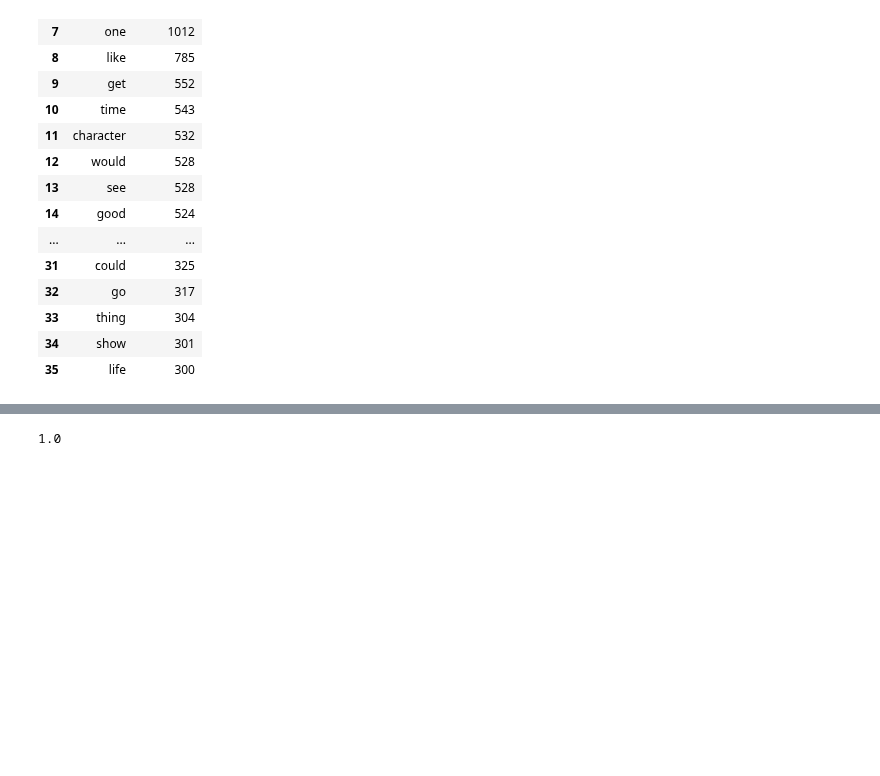
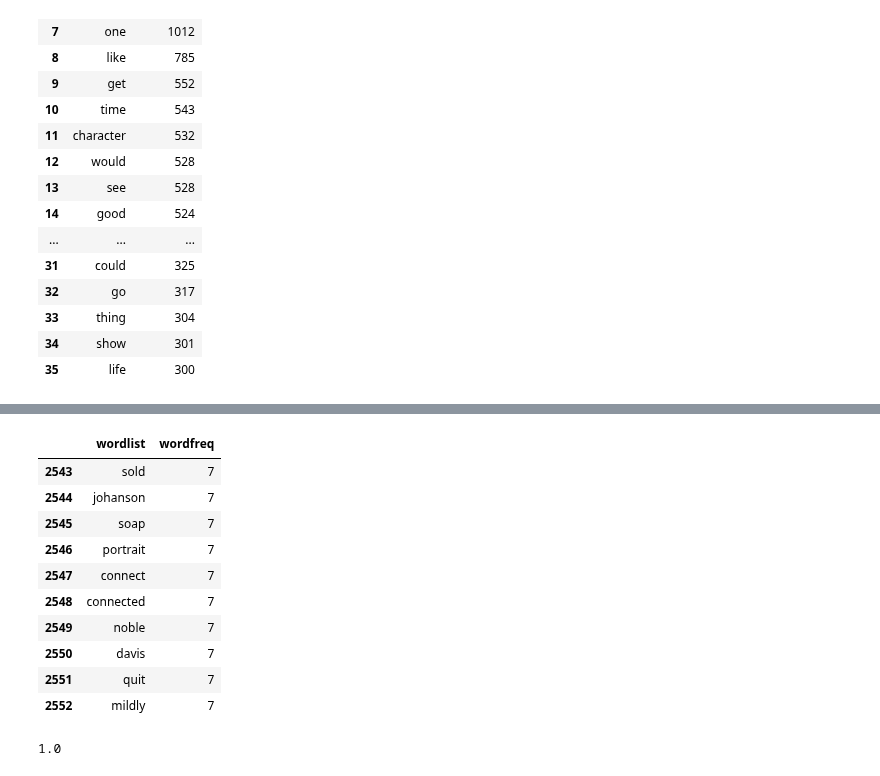
Before and after one commit to Crystalhuynh39/DH-140-Project, a Jupyter notebook: FinalProject.ipynb, the cells around one changed output, grey strips where cells are left out. Cells and saved outputs as stored; diff of their text form; code cells hidden in the pictures; blank space fills up the shorter version.

```diff
--- a/FinalProject.ipynb
+++ b/FinalProject.ipynb
@@ -315,3 +386,19 @@ df['wordfreq'].mean()
+# %%
+# which words have a word freq of 6 and 7
+mean7 = df[df['wordfreq'] == 7]
+mean7[:10]
+# %% [output]
+|  | wordlist | wordfreq |
+| 2543 | sold | 7 |
+| 2544 | johanson | 7 |
+| 2545 | soap | 7 |
+| 2546 | portrait | 7 |
+| 2547 | connect | 7 |
+| 2548 | connected | 7 |
+| 2549 | noble | 7 |
+| 2550 | davis | 7 |
+| 2551 | quit | 7 |
+| 2552 | mildly | 7 |
 # %%
 # Median
 df['wordfreq'].median()
```
Also changed, not shown: parts of 12 cells of this notebook.
